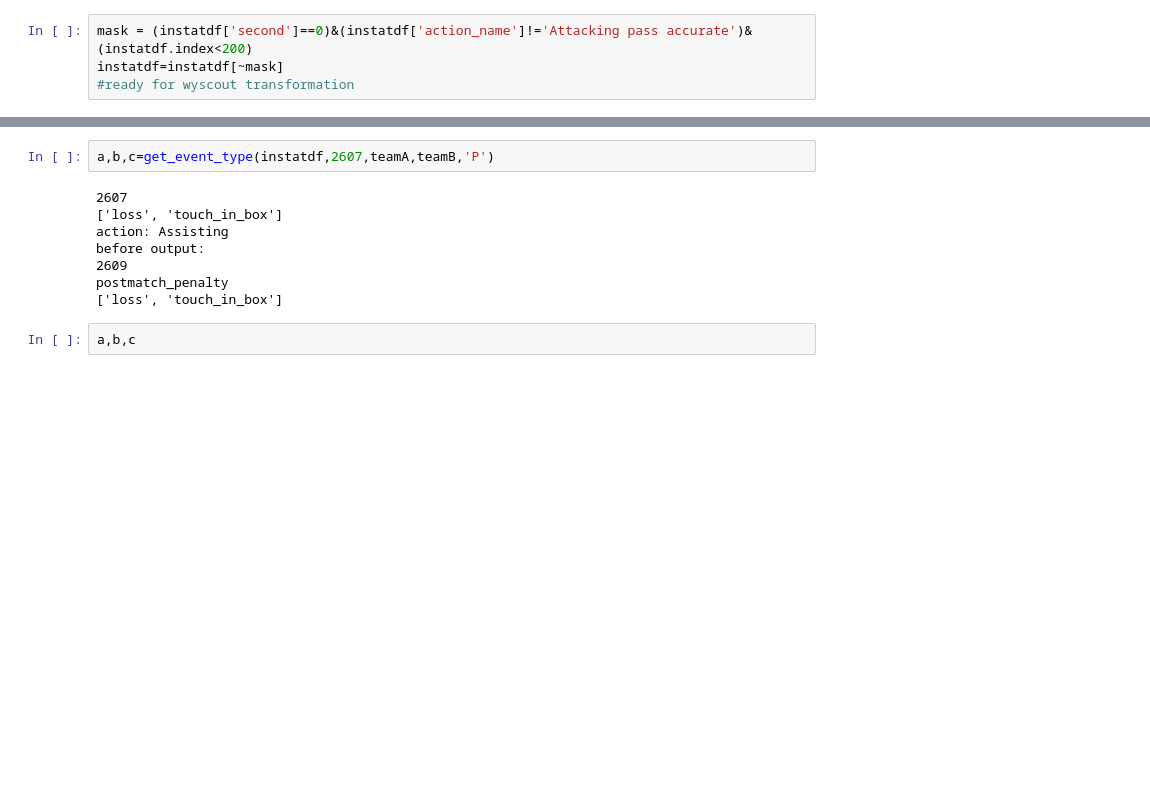
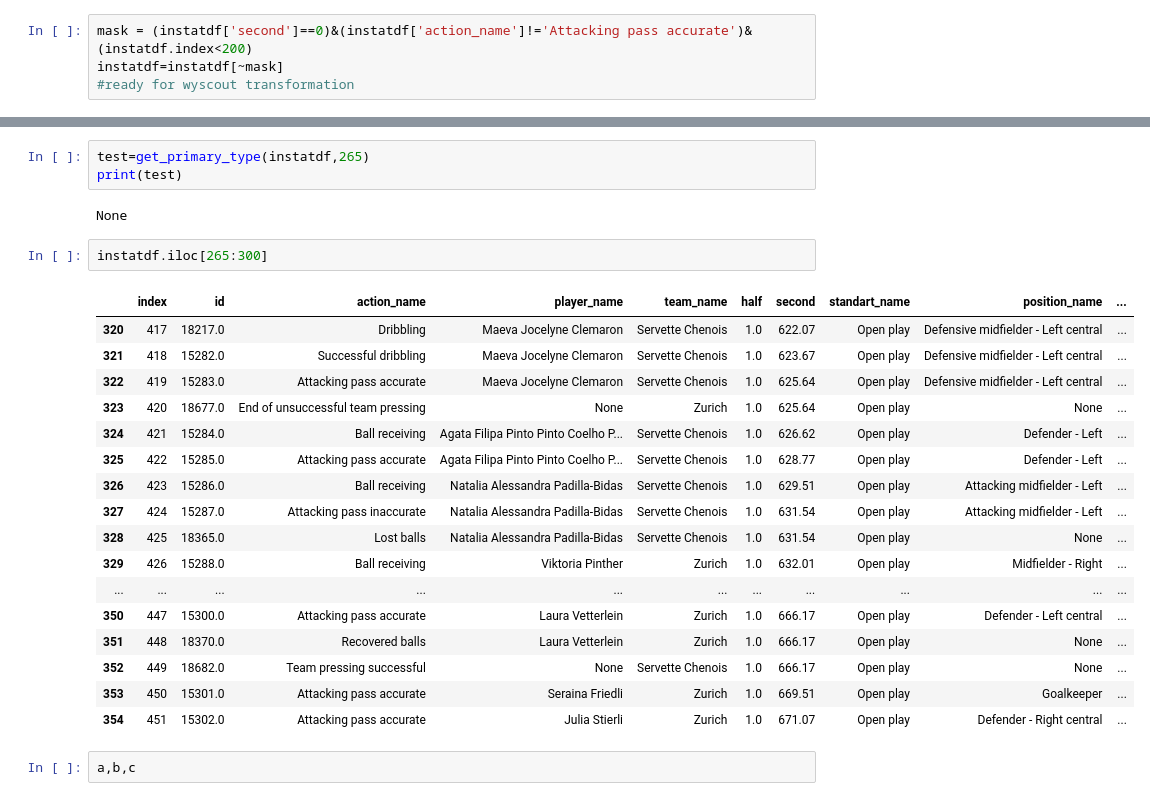
Before and after one commit to Rui1818/Instat_to_wyscout_data_transform, a Jupyter notebook: final.ipynb, the cells around one changed output, grey strips where cells are left out. Drawn from its saved outputs; the diff is of its cells as text; blank space fills up the shorter version.

```diff
--- a/final.ipynb
+++ b/final.ipynb
@@ -136,13 +75,28 @@ instatdf.iloc[2620:]
-# %%
-a,b,c=get_event_type(instatdf,2607,teamA,teamB,'P')
-# %% [output]
-2607
-['loss', 'touch_in_box']
-action: Assisting
-before output:
-2609
-postmatch_penalty
-['loss', 'touch_in_box']
+# %%
+test=get_primary_type(instatdf,265)
+print(test)
+# %% [output]
+None
+# %%
+instatdf.iloc[265:300]
+# %% [output]
+|  | index | id | action_name | player_name | team_name | half | second | standart_name | position_name | ... |
+| 320 | 417 | 18217.0 | Dribbling | Maeva Jocelyne Clemaron | Servette Chenois | 1.0 | 622.07 | Open play | Defensive midfielder - Left central | ... |
+| 321 | 418 | 15282.0 | Successful dribbling | Maeva Jocelyne Clemaron | Servette Chenois | 1.0 | 623.67 | Open play | Defensive midfielder - Left central | ... |
+| 322 | 419 | 15283.0 | Attacking pass accurate | Maeva Jocelyne Clemaron | Servette Chenois | 1.0 | 625.64 | Open play | Defensive midfielder - Left central | ... |
+| 323 | 420 | 18677.0 | End of unsuccessful team pressing | None | Zurich | 1.0 | 625.64 | Open play | None | ... |
+| 324 | 421 | 15284.0 | Ball receiving | Agata Filipa Pinto Pinto Coelho P... | Servette Chenois | 1.0 | 626.62 | Open play | Defender - Left | ... |
+| 325 | 422 | 15285.0 | Attacking pass accurate | Agata Filipa Pinto Pinto Coelho P... | Servette Chenois | 1.0 | 628.77 | Open play | Defender - Left | ... |
+| 326 | 423 | 15286.0 | Ball receiving | Natalia Alessandra Padilla-Bidas | Servette Chenois | 1.0 | 629.51 | Open play | Attacking midfielder - Left | ... |
+| 327 | 424 | 15287.0 | Attacking pass inaccurate | Natalia Alessandra Padilla-Bidas | Servette Chenois | 1.0 | 631.54 | Open play | Attacking midfielder - Left | ... |
+| 328 | 425 | 18365.0 | Lost balls | Natalia Alessandra Padilla-Bidas | Servette Chenois | 1.0 | 631.54 | Open play | None | ... |
+| 329 | 426 | 15288.0 | Ball receiving | Viktoria Pinther | Zurich | 1.0 | 632.01 | Open play | Midfielder - Right | ... |
+| ... | ... | ... | ... | ... | ... | ... | ... | ... | ... | ... |
+| 350 | 447 | 15300.0 | Attacking pass accurate | Laura Vetterlein | Zurich | 1.0 | 666.17 | Open play | Defender - Left central | ... |
+| 351 | 448 | 18370.0 | Recovered balls | Laura Vetterlein | Zurich | 1.0 | 666.17 | Open play | None | ... |
+| 352 | 449 | 18682.0 | Team pressing successful | None | Servette Chenois | 1.0 | 666.17 | Open play | None | ... |
+| 353 | 450 | 15301.0 | Attacking pass accurate | Seraina Friedli | Zurich | 1.0 | 669.51 | Open play | Goalkeeper | ... |
+| 354 | 451 | 15302.0 | Attacking pass accurate | Julia Stierli | Zurich | 1.0 | 671.07 | Open play | Defender - Right central | ... |
 # %%
 a,b,c
 # %% [output]
```
Also changed, not shown: parts of 5 cells of this notebook, 7 other files.
